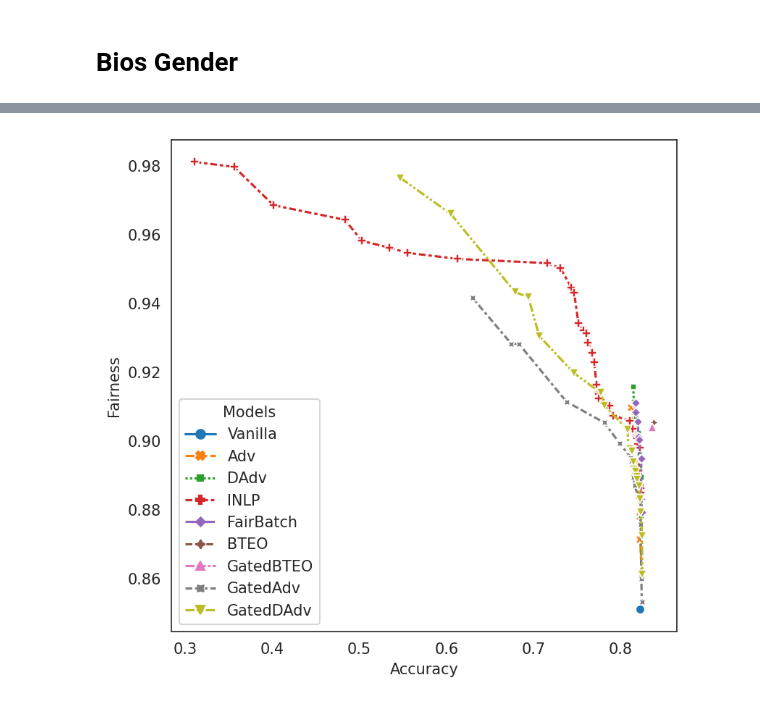
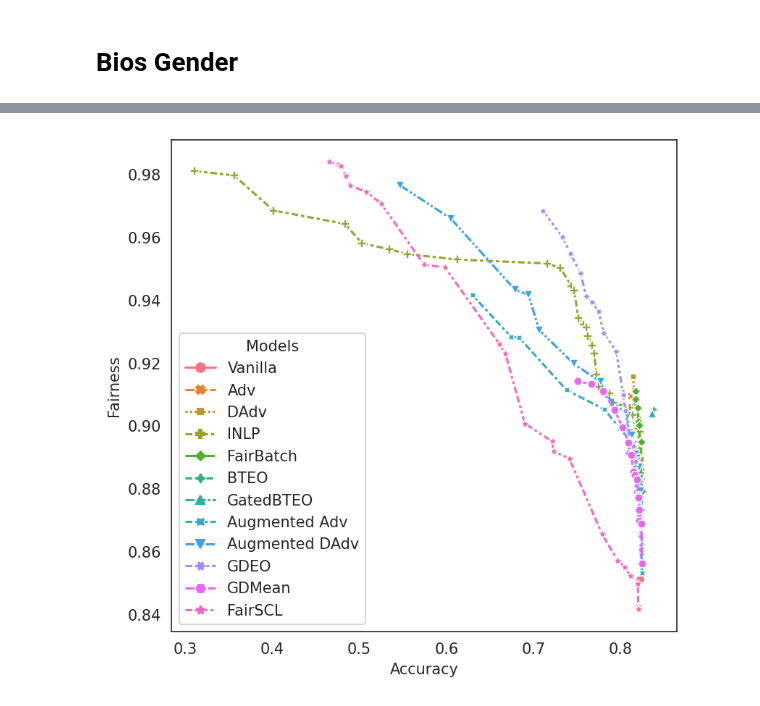
Before and after one commit to Libr-AI/fairlib, a Jupyter notebook: analysis/Final_results_in_paper.ipynb, the cells around one changed output, grey strips where cells are left out. Cells and saved outputs as stored; diff of their text form; code cells hidden in the pictures.

```diff
--- a/analysis/Final_results_in_paper.ipynb
+++ b/analysis/Final_results_in_paper.ipynb
@@ -249,15 +274,18 @@ tmp_df[["Models", "test_performance mean", "test_GAP mean"]]
 # %%
 Bios_gender_plot_df = final_results_df(
     results_dict = Bios_gender_results,
-    model_order = ["Vanilla", "Adv", "DAdv", "INLP", "FairBatch", "BTEO", "GatedBTEO", "GatedAdv", "GatedDAdv"],
+    # model_order = ["Vanilla", "Adv", "DAdv", "INLP", "FairBatch", "BTEO", "GatedBTEO", "GatedAdv", "GatedDAdv"],
+    model_order = ["Vanilla", "Adv", "DAdv", "INLP", "FairBatch", "BTEO", "GatedBTEO", "Augmented Adv", "Augmented DAdv", "GDEO", "GDMean", "FairSCL"],
     pareto = True,
+    # pareto = False,
     pareto_selection = "test",
     selection_criterion = None,
     return_dev = True,
-    # Fairness_threshold=0.9,
+    Fairness_threshold=0.8,
     # Performance_threshold=0.5,
+    # num_trail=1
     )
 
 make_plot(Bios_gender_plot_df)
 # %% [output]
-[figure, old version]
+[figure, new version]
```
Also changed, not shown: parts of 6 cells of this notebook.
